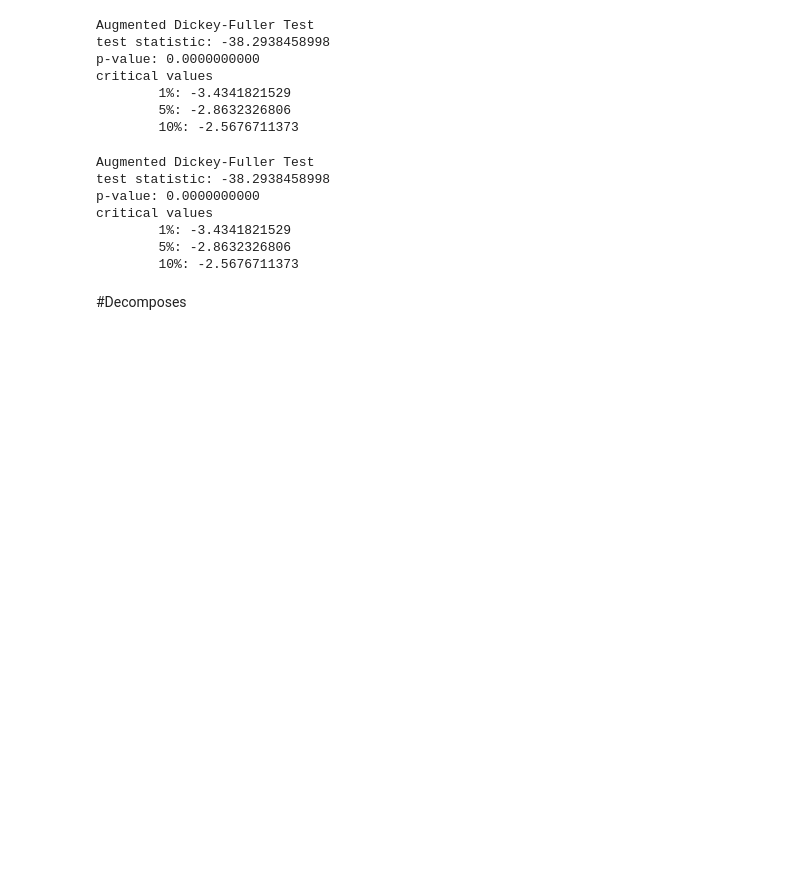
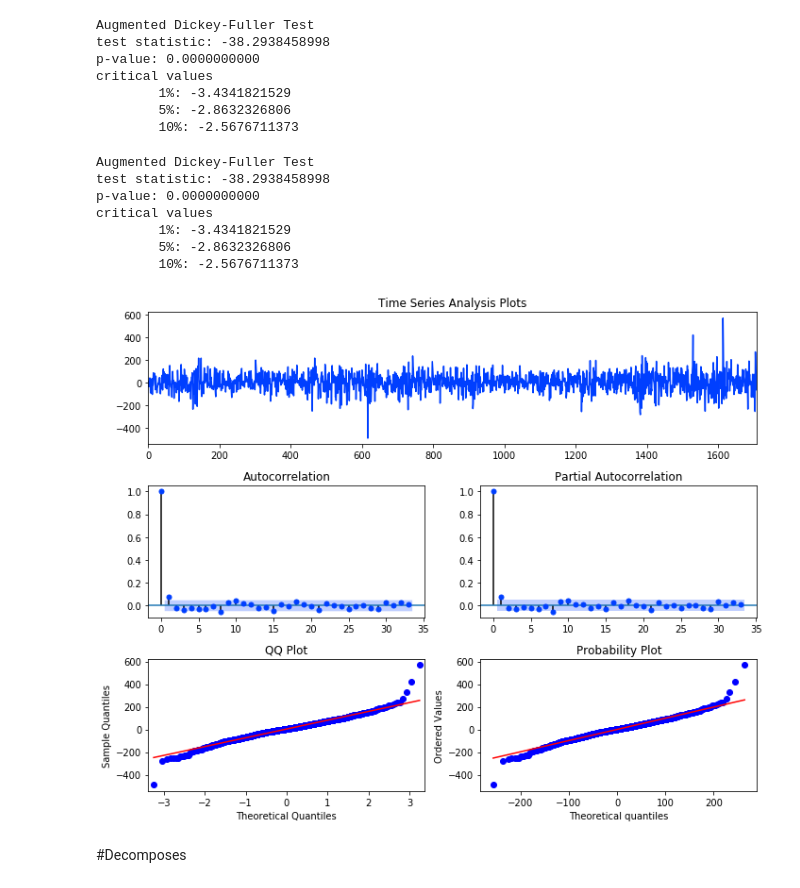
Before and after one commit to jesvin1/EPAT_TIMESERIES, a Jupyter notebook: Make_a_Signal_Stationary.ipynb, the cells around one changed output. Saved outputs shown, nothing was run; the diff lists cells and outputs as text; code cells hidden in the pictures; blank space fills up the shorter version.

```diff
--- a/Make_a_Signal_Stationary.ipynb
+++ b/Make_a_Signal_Stationary.ipynb
@@ -182,6 +183,10 @@ critical values
         1%: -3.4341821529
         5%: -2.8632326806
         10%: -2.5676711373
+# %%
+tsplot(n_diff_dataset_1.close)
+# %% [output]
+[figure, added]
 # %% [markdown]
 #Decomposes
 # %%
```
Also changed, not shown: parts of 1 cell of this notebook.
